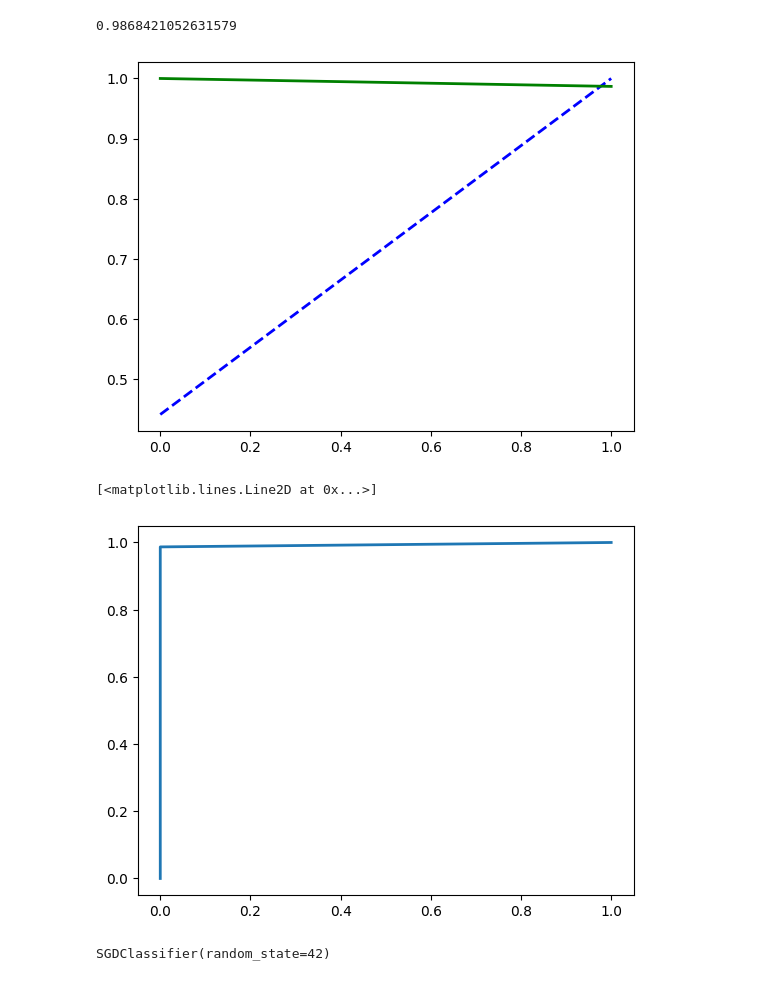
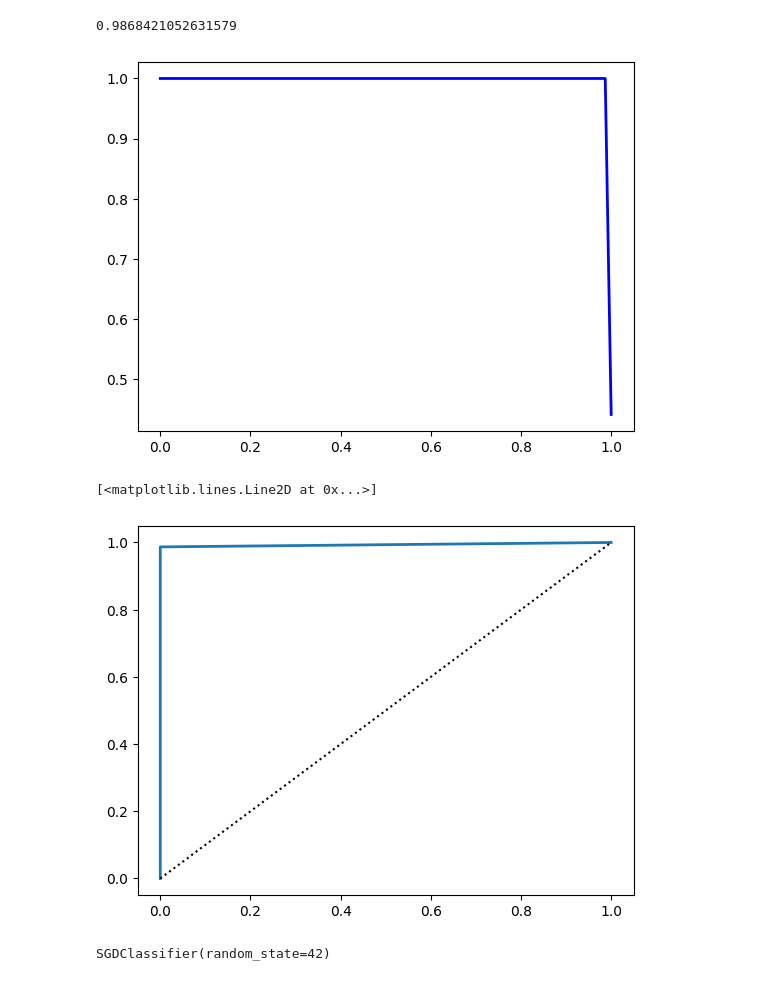
Before and after one commit to jluover9000/Spring2024_SENG474_ML_Course, a Jupyter notebook: Assignment1/2_penguins_post.ipynb, the cells around one changed output. Drawn from its saved outputs; the diff is of its cells as text; code cells hidden in the pictures.

```diff
--- a/Assignment1/2_penguins_post.ipynb
+++ b/Assignment1/2_penguins_post.ipynb
@@ -162,22 +180,21 @@ recall
 # %%
 # draw the precision-recall curve
 # call the result precisions, recalls, thresholds
+#y_scores = cross_val_predict(sgd_clf, X, y_train_pred, cv=3, method="decision_function")
 precisions, recalls, thresholds = precision_recall_curve(y_adelie, y_train_pred)
-thresholds.shape
-
-plt.plot(thresholds, precisions[:-1], "b--", label="Precision", linewidth=2)
-plt.plot(thresholds, recalls[:-1], "g-", label="Recall", linewidth=2)
+plt.plot(recalls, precisions, "b-", linewidth=2)
 plt.show()
 # %% [output]
-[figure, old version]
+[figure, new version]
 # %%
 # call the result fpr, tpr, thresholds
 fpr, tpr, thresholds = roc_curve(y_adelie, y_train_pred)
 # plot the roc curve
 plt.plot(fpr, tpr, linewidth=2)
+plt.plot([0, 1], [0, 1], 'k:', label="Random classifier's ROC curve")
 # %% [output]
 [<matplotlib.lines.Line2D at 0x...>]
-[figure, old version]
+[figure, new version]
 # %%
 # now let's do multiclass classification
 # build an SGDClassifier model using X and y
```
Also changed, not shown: parts of 3 cells of this notebook, 1 other file.
